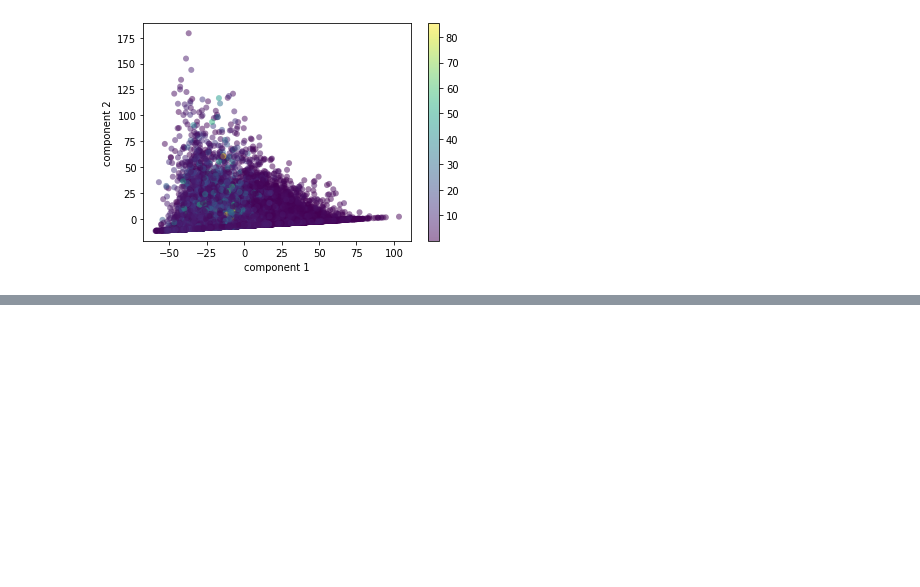
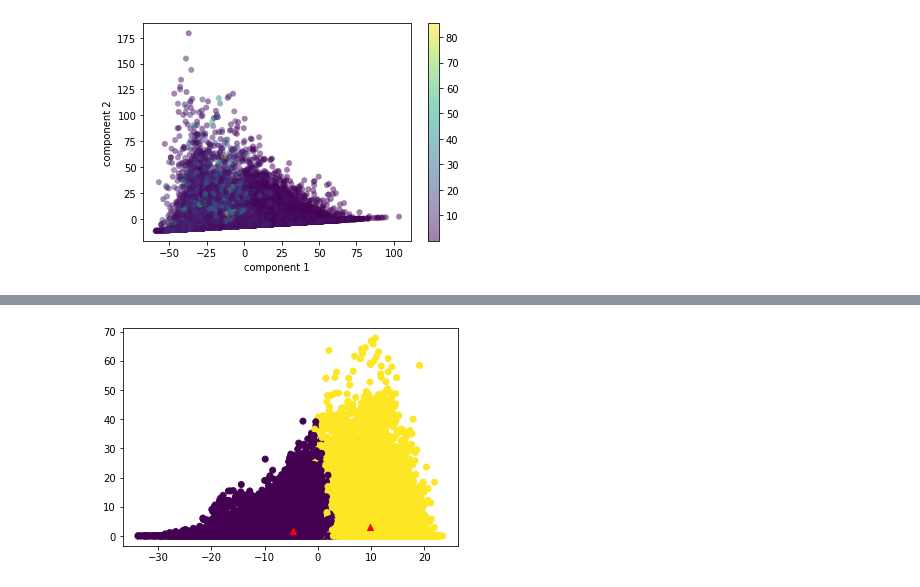
Before and after one commit to WizenPainter/reto-ma2007b, a Jupyter notebook: noaa_ai_workshop/IntroNotebooks/05-Challenge.ipynb, the cells around one changed output, grey strips where cells are left out. Cells and saved outputs as stored; diff of their text form; code cells hidden in the pictures; blank space fills up the shorter version.

```diff
--- a/noaa_ai_workshop/IntroNotebooks/05-Challenge.ipynb
+++ b/noaa_ai_workshop/IntroNotebooks/05-Challenge.ipynb
@@ -89,0 +105,8 @@ plt.show()
+# %%
+for i in range(8):
+    plt.scatter(X.iloc[:,i],X.iloc[:,i+9],c = kmeans.labels_)
+    centers = kmeans.cluster_centers_
+    plt.scatter(centers[:,i],centers[:,i+9],marker = '^', c = 'r')
+plt.show()
+# %% [output]
+[figure, added]
```
Also changed, not shown: parts of 11 cells of this notebook.
